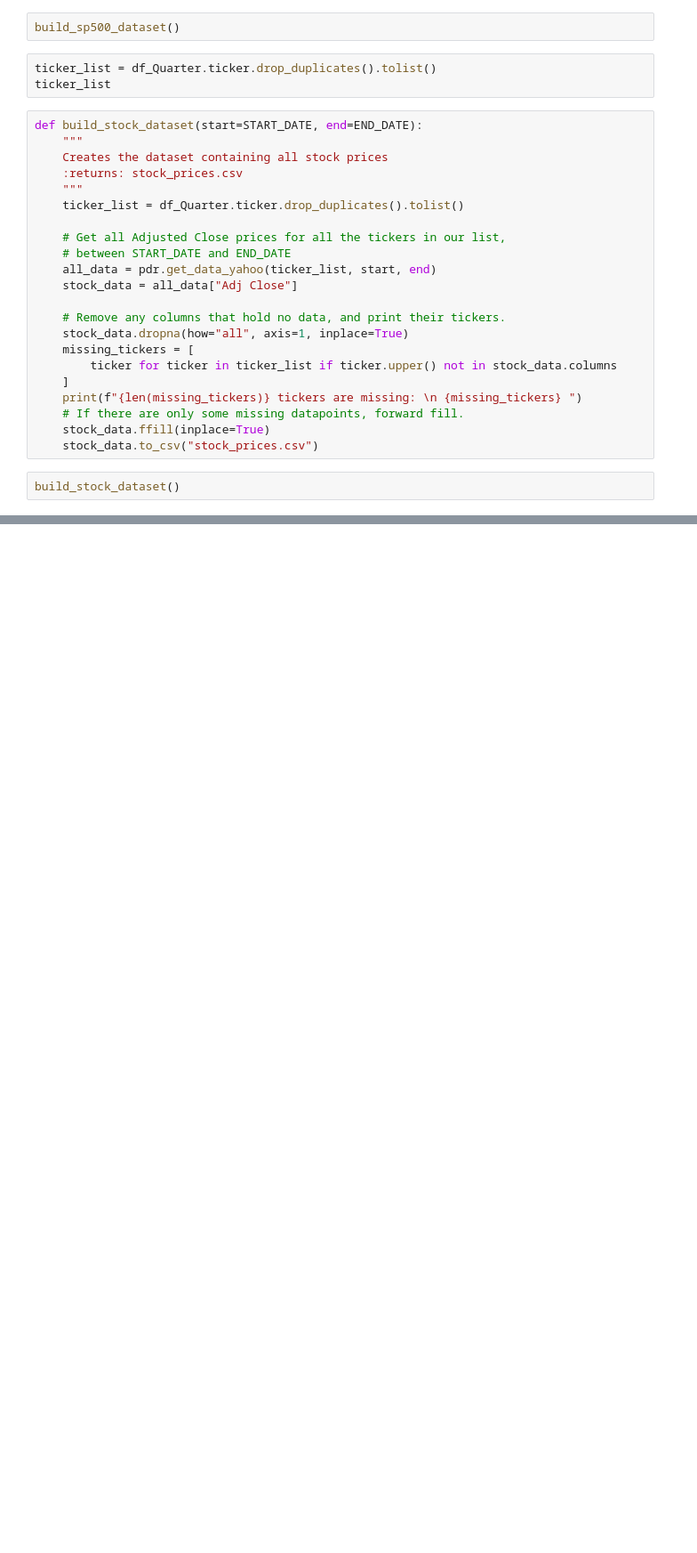
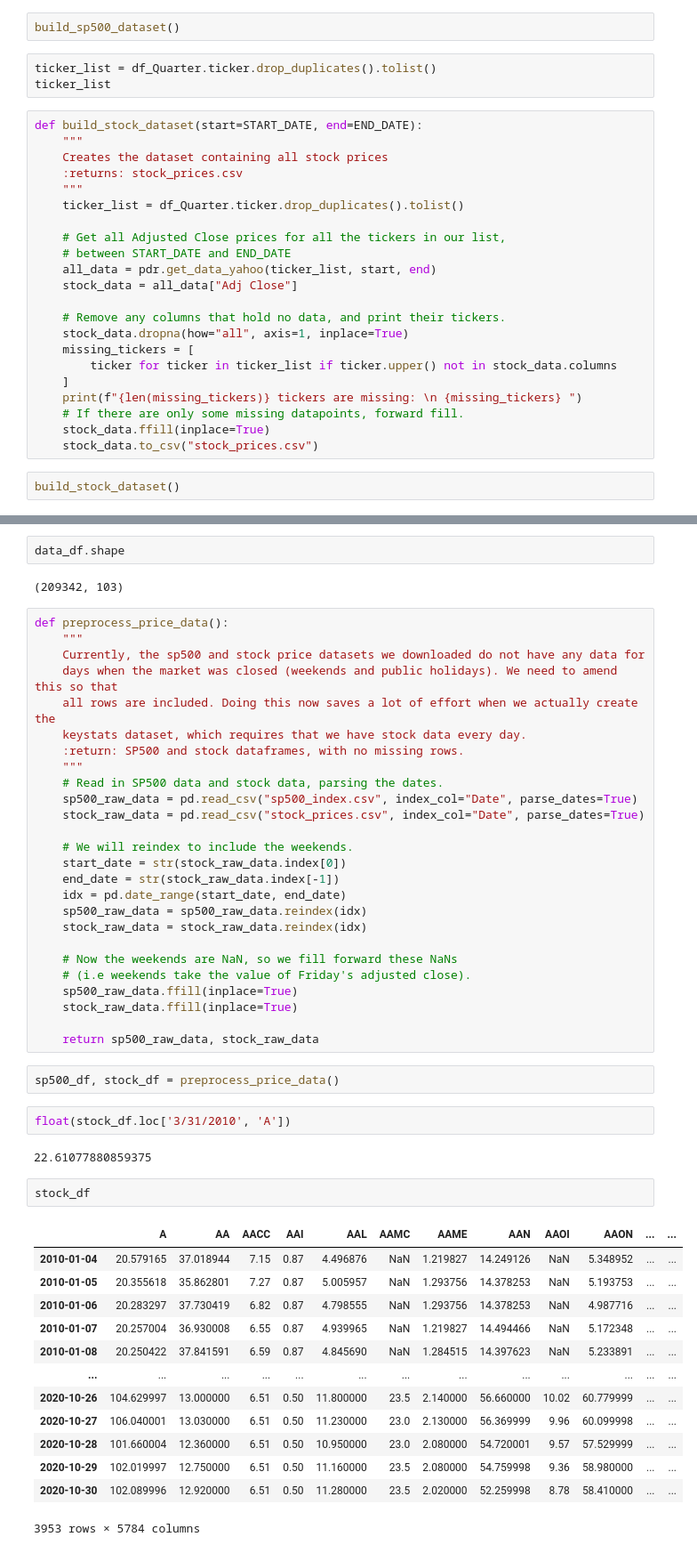
Before and after one commit to JonathanJing/Stock-Trading-Strategy, a Jupyter notebook: quandl_data_testing.ipynb, the cells around one changed output, grey strips where cells are left out. Shown: that part at 89% size. Cells and saved outputs as stored; diff of their text form; blank space fills up the shorter version.

Commit message:
Parsed stock price data and S&P 500 price data

```diff
--- a/quandl_data_testing.ipynb
+++ b/quandl_data_testing.ipynb
@@ -77,0 +75,52 @@ build_stock_dataset()
+# %%
+data_df.shape
+# %% [output]
+(209342, 103)
+# %%
+def preprocess_price_data():
+    """
+    Currently, the sp500 and stock price datasets we downloaded do not have any data for
+    days when the market was closed (weekends and public holidays). We need to amend this so that
+    all rows are included. Doing this now saves a lot of effort when we actually create the
+    keystats dataset, which requires that we have stock data every day.
+    :return: SP500 and stock dataframes, with no missing rows.
+    """
+    # Read in SP500 data and stock data, parsing the dates.
+    sp500_raw_data = pd.read_csv("sp500_index.csv", index_col="Date", parse_dates=True)
+    stock_raw_data = pd.read_csv("stock_prices.csv", index_col="Date", parse_dates=True)
+
+    # We will reindex to include the weekends.
+    start_date = str(stock_raw_data.index[0])
+    end_date = str(stock_raw_data.index[-1])
+    idx = pd.date_range(start_date, end_date)
+    sp500_raw_data = sp500_raw_data.reindex(idx)
+    stock_raw_data = stock_raw_data.reindex(idx)
+
+    # Now the weekends are NaN, so we fill forward these NaNs
+    # (i.e weekends take the value of Friday's adjusted close).
+    sp500_raw_data.ffill(inplace=True)
+    stock_raw_data.ffill(inplace=True)
+
+    return sp500_raw_data, stock_raw_data
+# %%
+sp500_df, stock_df = preprocess_price_data()
+# %%
+float(stock_df.loc['3/31/2010', 'A'])
+# %% [output]
+22.61077880859375
+# %%
+stock_df
+# %% [output]
+|  | A | AA | AACC | AAI | AAL | AAMC | AAME | AAN | AAOI | AAON | ... | ... |
+| 2010-01-04 | 20.579165 | 37.018944 | 7.15 | 0.87 | 4.496876 | NaN | 1.219827 | 14.249126 | NaN | 5.348952 | ... | ... |
+| 2010-01-05 | 20.355618 | 35.862801 | 7.27 | 0.87 | 5.005957 | NaN | 1.293756 | 14.378253 | NaN | 5.193753 | ... | ... |
+| 2010-01-06 | 20.283297 | 37.730419 | 6.82 | 0.87 | 4.798555 | NaN | 1.293756 | 14.378253 | NaN | 4.987716 | ... | ... |
+| 2010-01-07 | 20.257004 | 36.930008 | 6.55 | 0.87 | 4.939965 | NaN | 1.219827 | 14.494466 | NaN | 5.172348 | ... | ... |
+| 2010-01-08 | 20.250422 | 37.841591 | 6.59 | 0.87 | 4.845690 | NaN | 1.284515 | 14.397623 | NaN | 5.233891 | ... | ... |
+| ... | ... | ... | ... | ... | ... | ... | ... | ... | ... | ... | ... | ... |
+| 2020-10-26 | 104.629997 | 13.000000 | 6.51 | 0.50 | 11.800000 | 23.5 | 2.140000 | 56.660000 | 10.02 | 60.779999 | ... | ... |
+| 2020-10-27 | 106.040001 | 13.030000 | 6.51 | 0.50 | 11.230000 | 23.0 | 2.130000 | 56.369999 | 9.96 | 60.099998 | ... | ... |
+| 2020-10-28 | 101.660004 | 12.360000 | 6.51 | 0.50 | 10.950000 | 23.0 | 2.080000 | 54.720001 | 9.57 | 57.529999 | ... | ... |
+| 2020-10-29 | 102.019997 | 12.750000 | 6.51 | 0.50 | 11.160000 | 23.5 | 2.080000 | 54.759998 | 9.36 | 58.980000 | ... | ... |
+| 2020-10-30 | 102.089996 | 12.920000 | 6.51 | 0.50 | 11.280000 | 23.5 | 2.020000 | 52.259998 | 8.78 | 58.410000 | ... | ... |
+3953 rows × 5784 columns
```
Also changed, not shown: parts of 17 cells of this notebook, 2 other files.
